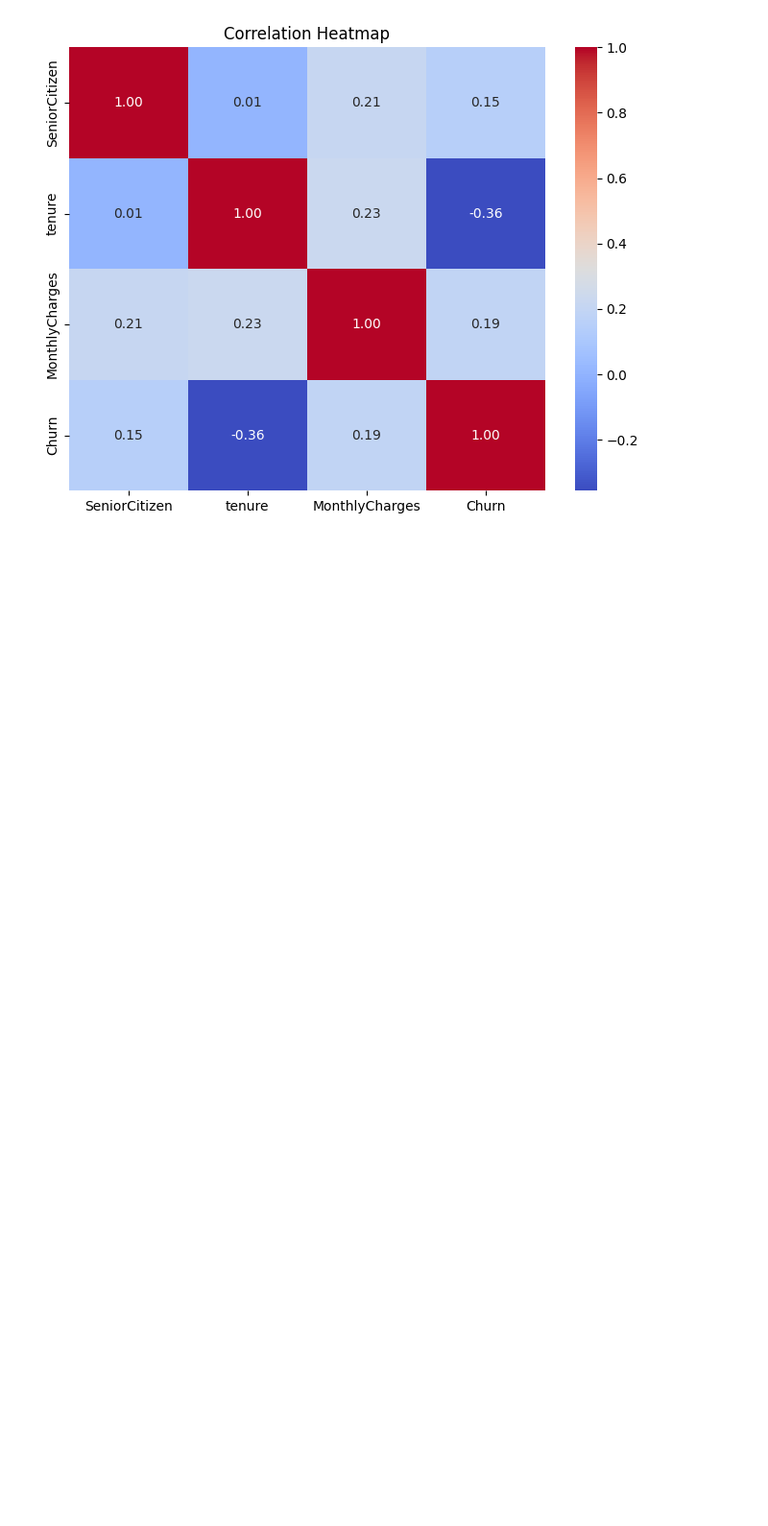
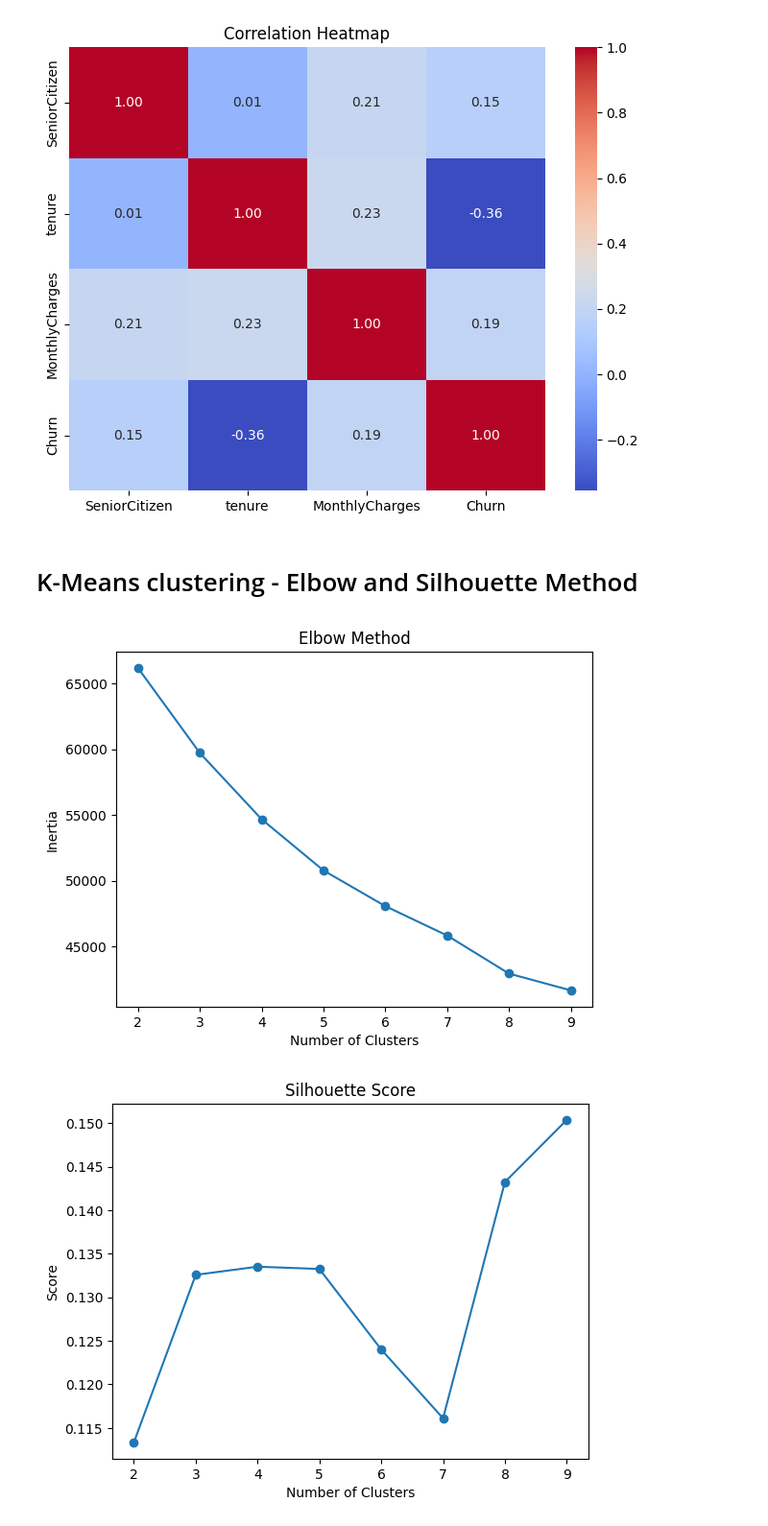
Before and after one commit to anilkhadka999/churn-analysis, a Jupyter notebook: Churn.ipynb, the cells around one changed output. Shown at 96% size. Drawn from its saved outputs; the diff is of its cells as text; code cells hidden in the pictures; blank space fills up the shorter version.

```diff
--- a/Churn.ipynb
+++ b/Churn.ipynb
@@ -299,3 +284,47 @@ if numeric_cols:
     plt.show()
 # %% [output]
 [figure]
+# %% [markdown]
+# K-Means clustering - Elbow and Silhouette Method
+# %%
+from sklearn.preprocessing import StandardScaler
+import pandas as pd
+
+# Encode categorical variables
+df_model = pd.get_dummies(df_clean, drop_first=True)
+
+# Scale data
+scaler = StandardScaler()
+X_scaled = scaler.fit_transform(df_model)
+# %%
+from sklearn.cluster import KMeans
+import matplotlib.pyplot as plt
+from sklearn.metrics import silhouette_score
+
+inertia = []
+silhouette = []
+K_range = range(2, 10)
+
+for k in K_range:
+    kmeans = KMeans(n_clusters=k, random_state=42)
+    kmeans.fit(X_scaled)
+
+    inertia.append(kmeans.inertia_)
+    silhouette.append(silhouette_score(X_scaled, kmeans.labels_))
+
+# Elbow plot
+plt.plot(K_range, inertia, marker='o')
+plt.title("Elbow Method")
+plt.xlabel("Number of Clusters")
+plt.ylabel("Inertia")
+plt.show()
+
+# Silhouette plot
+plt.plot(K_range, silhouette, marker='o')
+plt.title("Silhouette Score")
+plt.xlabel("Number of Clusters")
+plt.ylabel("Score")
+plt.show()
+# %% [output]
+[figure, added]
+[figure, added]
```
Also changed, not shown: parts of 11 cells of this notebook.
